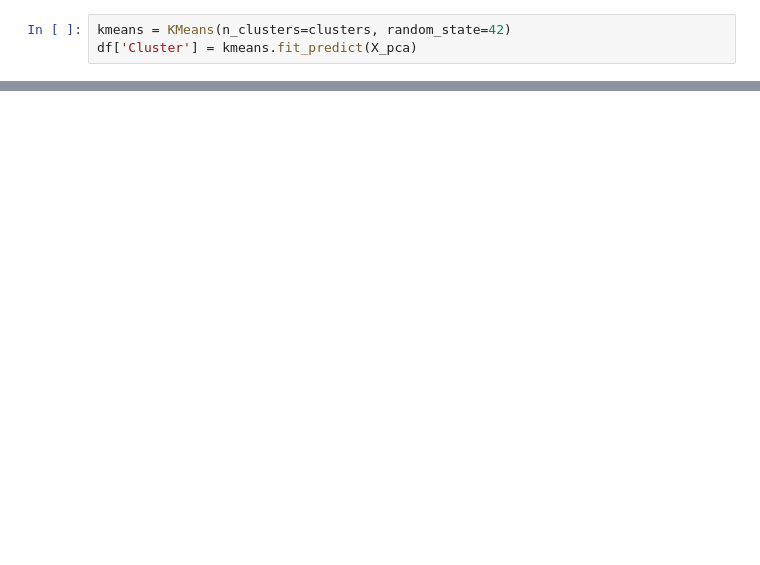
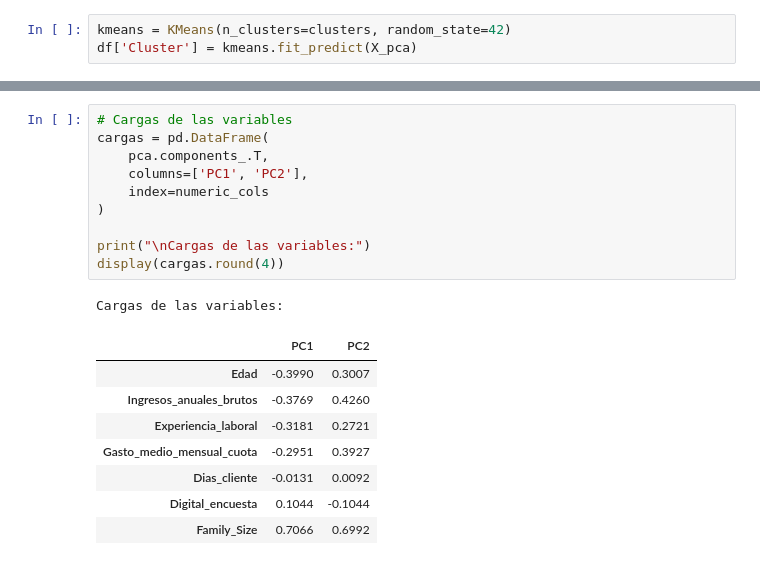
Before and after one commit to Nachosanchezz/Caso02_PCA, a Jupyter notebook: src/02_PCA.ipynb, the cells around one changed output, grey strips where cells are left out. Drawn from its saved outputs; the diff is of its cells as text; blank space fills up the shorter version.

```diff
--- a/src/02_PCA.ipynb
+++ b/src/02_PCA.ipynb
@@ -121,0 +139,20 @@ plt.show()
+# %%
+# Cargas de las variables
+cargas = pd.DataFrame(
+    pca.components_.T,
+    columns=['PC1', 'PC2'],
+    index=numeric_cols
+)
+
+print("\nCargas de las variables:")
+display(cargas.round(4))
+# %% [output]
+Cargas de las variables:
+|  | PC1 | PC2 |
+| Edad | -0.3990 | 0.3007 |
+| Ingresos_anuales_brutos | -0.3769 | 0.4260 |
+| Experiencia_laboral | -0.3181 | 0.2721 |
+| Gasto_medio_mensual_cuota | -0.2951 | 0.3927 |
+| Dias_cliente | -0.0131 | 0.0092 |
+| Digital_encuesta | 0.1044 | -0.1044 |
+| Family_Size | 0.7066 | 0.6992 |
```
Also changed, not shown: parts of 9 cells of this notebook, 1 other file.
